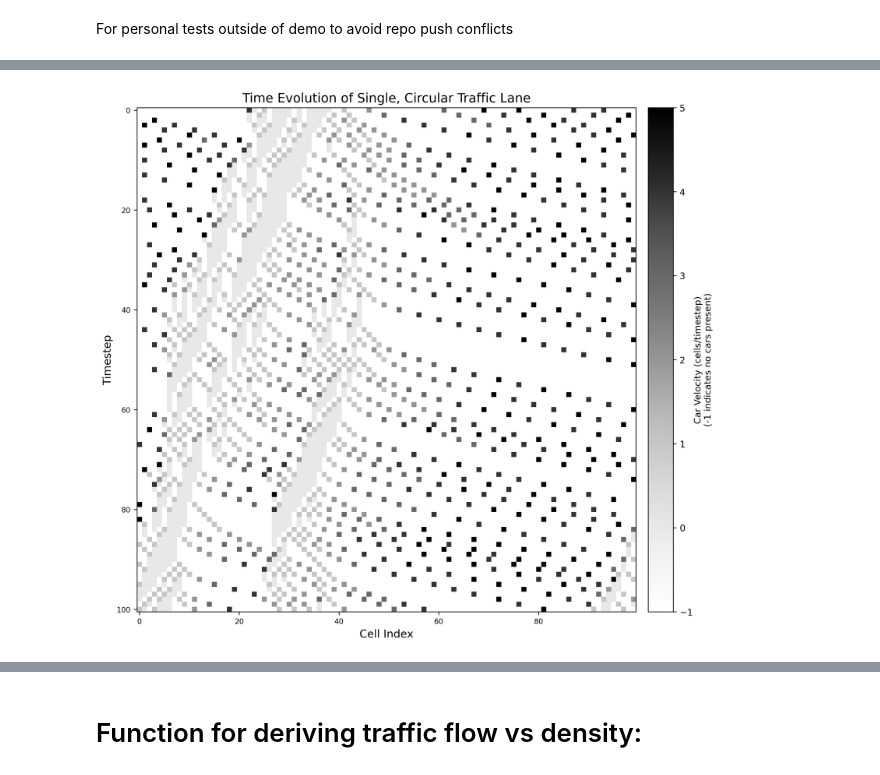
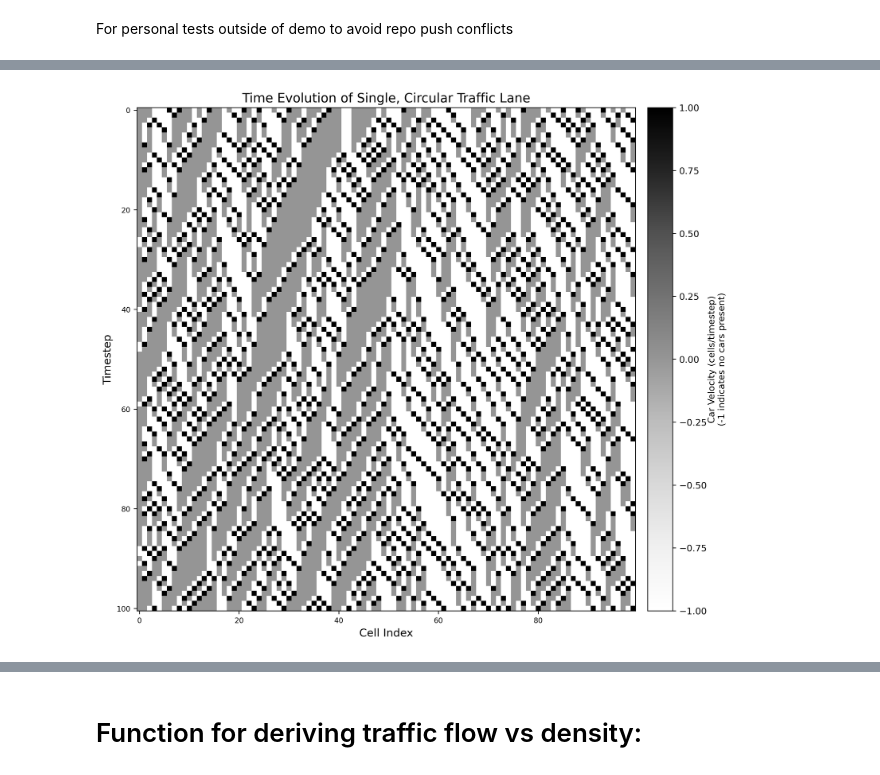
Before and after one commit to starmallow/PHY329_Project, a Jupyter notebook: demos/kristine_tests.ipynb, the cells around one changed output, grey strips where cells are left out. Drawn from its saved outputs; the diff is of its cells as text; code cells hidden in the pictures.

Commit message:
edits to source code (bottleneck), finished some analysis functions

```diff
--- a/demos/kristine_tests.ipynb
+++ b/demos/kristine_tests.ipynb
@@ -72,38 +83,19 @@ SpaceTimePlot()
-# %%
-timesteps = 100
-cars = 20
-cells = 100
-
-test2 = TrafficModelCircular(cars, cells)
-test2.simulate(timesteps)
-data = test2.history
-
-fig, ax = plt.subplots(figsize=(12, timesteps//10), dpi=300)
-im = ax.imshow(data, cmap='Greys')
-
-# ax.set_xticks([])
-# ax.set_yticks([])
-ax.tick_params(axis='x', labelsize=8)
-ax.tick_params(axis='y', labelsize=8)
-
-ax.set_ylabel("Timestep", fontsize=12)
-ax.set_xlabel("Cell Index", fontsize=12)
-ax.set_title("Time Evolution of Single, Circular Traffic Lane", fontsize=14)
-cbar = plt.colorbar(im, ax=ax, pad=0.02)
-cbar.set_label(f"Car Velocity (cells/timestep)\n(-1 indicates no cars present)", fontsize=10, labelpad=1)
-
-#
-# Testing the addition of symbols onto certain values of the plot...
-#
-# for t in range(timesteps):
-#     for i in range(len(initial_state)):
-#         if ca_evolution[t, i] == 1:
-#             ax.plot(i, t, marker='o', color='red', markersize=4, linestyle='None') # Red circles for state 1
-        # You could add conditions for other states if applicable
-        # elif ca_evolution[t, i] == 0:
-        #     ax.plot(i, t, marker='x', color='blue', markersize=4, linestyle='None') # Blue 'x' for state 0
-
-
-plt.show()
-# %% [output]
-[figure, removed]
+# %%
+x = TrafficBottleneck(50, v_max=1)
+x.simulate(100)
+
+data = x.history
+
+fig, ax = plt.subplots(figsize=(12, 10), dpi=300)
+im = ax.imshow(data, cmap='Greys')
+
+ax.tick_params(axis='x', labelsize=8)
+ax.tick_params(axis='y', labelsize=8)
+
+ax.set_ylabel("Timestep", fontsize=12)
+ax.set_xlabel("Cell Index", fontsize=12)
+ax.set_title("Time Evolution of Single, Circular Traffic Lane", fontsize=14)
+cbar = plt.colorbar(im, ax=ax, pad=0.02)
+cbar.set_label(f"Car Velocity (cells/timestep)\n(-1 indicates no cars present)", fontsize=10, labelpad=1)
+# %% [output]
+[figure, added]
```
Also changed, not shown: parts of 2 cells of this notebook, 2 other files.
